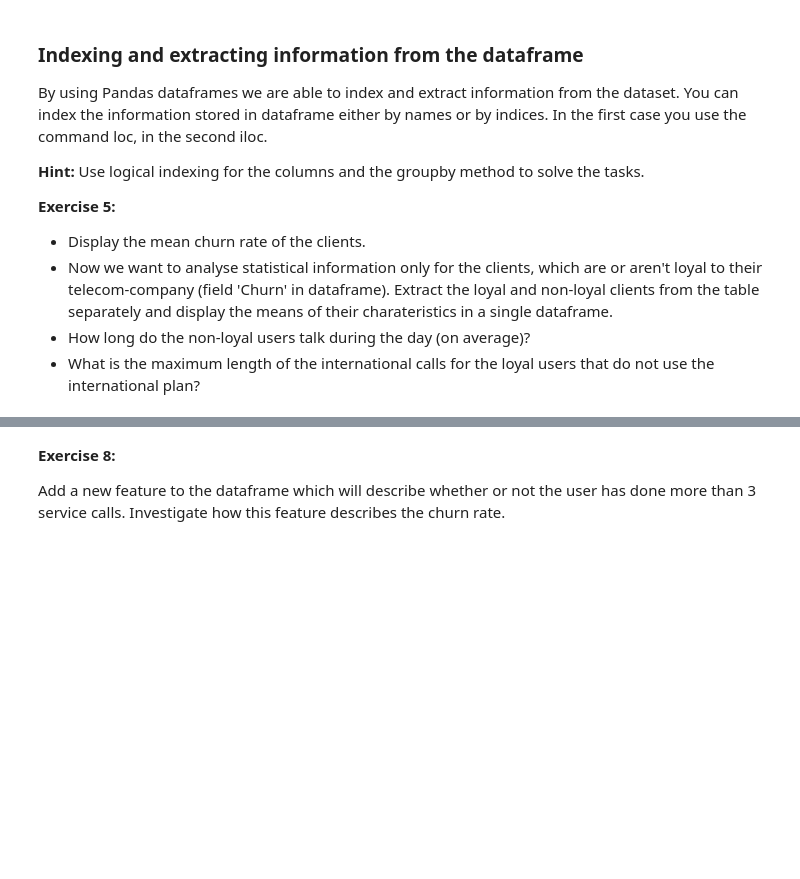
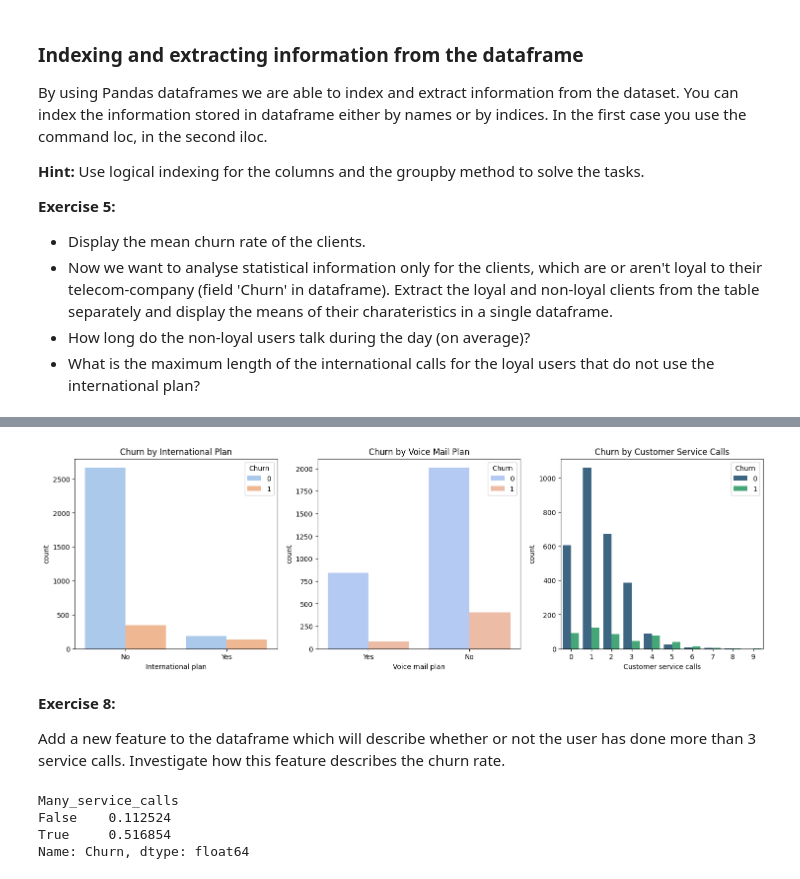
Before and after one commit to mohiuddinshahrukh/ML_LAB_0, a Jupyter notebook: Lab01_pandas_and_matplotlib.ipynb, the cells around one changed output, grey strips where cells are left out. Saved outputs shown, nothing was run; the diff lists cells and outputs as text; code cells hidden in the pictures; blank space fills up the shorter version.

```diff
--- a/Lab01_pandas_and_matplotlib.ipynb
+++ b/Lab01_pandas_and_matplotlib.ipynb
@@ -149,3 +366,24 @@ What do you see? What conclusions can be drawn? What feature (intuitively) can b
+# %%
+# Set up subplot grid
+fig, axs = plt.subplots(1, 3, figsize=(18, 5))
+
+# Plot 1: International Plan vs Churn
+sns.countplot(data=df, x='International plan', hue='Churn', ax=axs[0], palette='pastel')
+axs[0].set_title('Churn by International Plan')
+
+# Plot 2: Voice Mail Plan vs Churn
+sns.countplot(data=df, x='Voice mail plan', hue='Churn', ax=axs[1], palette='coolwarm')
+axs[1].set_title('Churn by Voice Mail Plan')
+
+# Plot 3: Customer Service Calls vs Churn
+sns.countplot(data=df, x='Customer service calls', hue='Churn', ax=axs[2], palette='viridis')
+axs[2].set_title('Churn by Customer Service Calls')
+
+# Improve spacing
+# plt.tight_layout()
+plt.show()
+# %% [output]
+[figure, added]
 # %% [markdown]
 <b>Exercise 8:</b>
 
@@ -154,0 +391,10 @@ Add a new feature to the dataframe which will describe whether or not the user h
+# %%
+### Write Your code here ###
+df['Many_service_calls'] = df['Customer service calls'] > 3
+churn_by_service_calls = df.groupby('Many_service_calls')['Churn'].mean()
+print(churn_by_service_calls)
+# %% [output]
+Many_service_calls
+False    0.112524
+True     0.516854
+Name: Churn, dtype: float64
```
Also changed, not shown: parts of 21 cells of this notebook.
